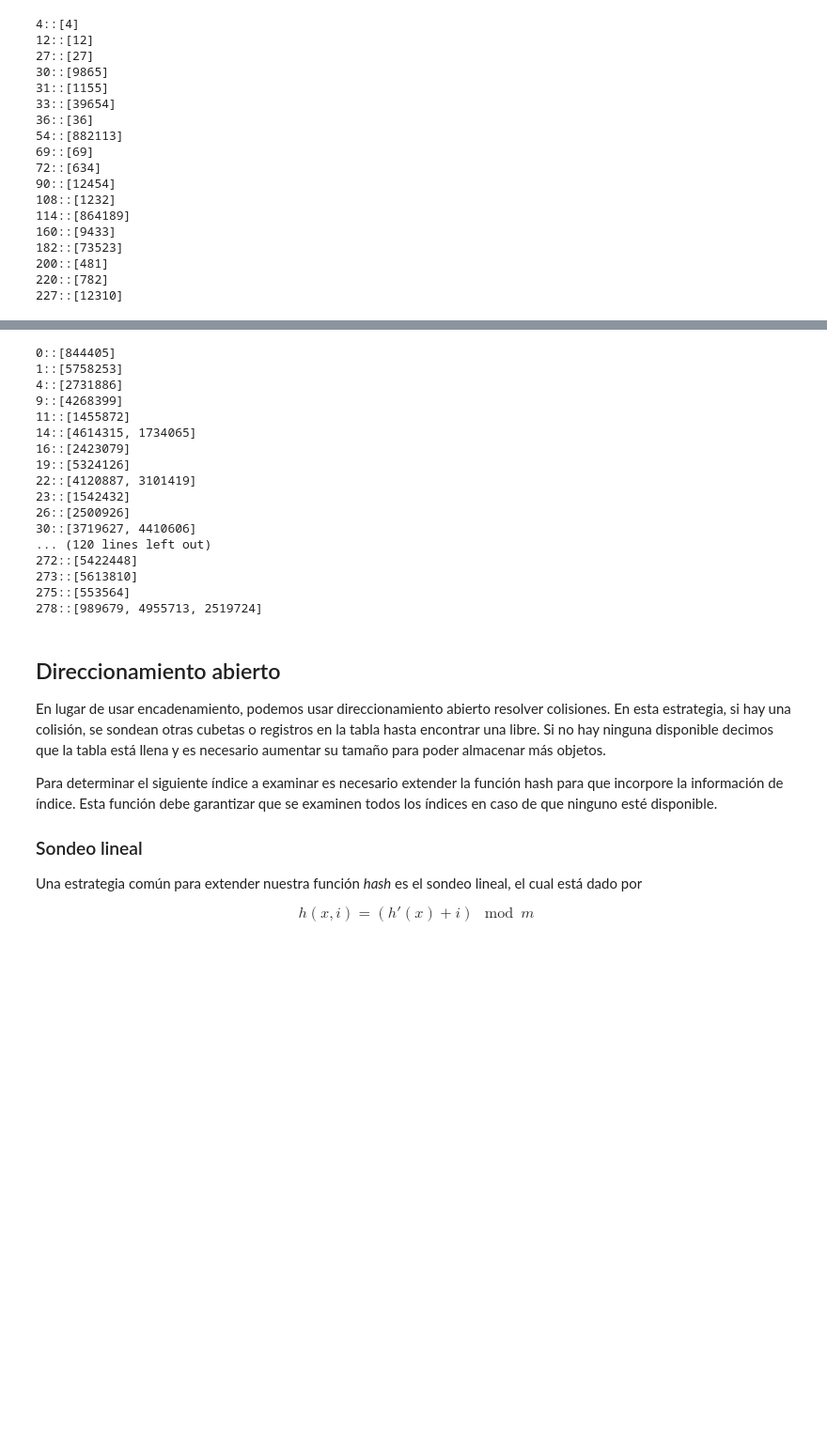
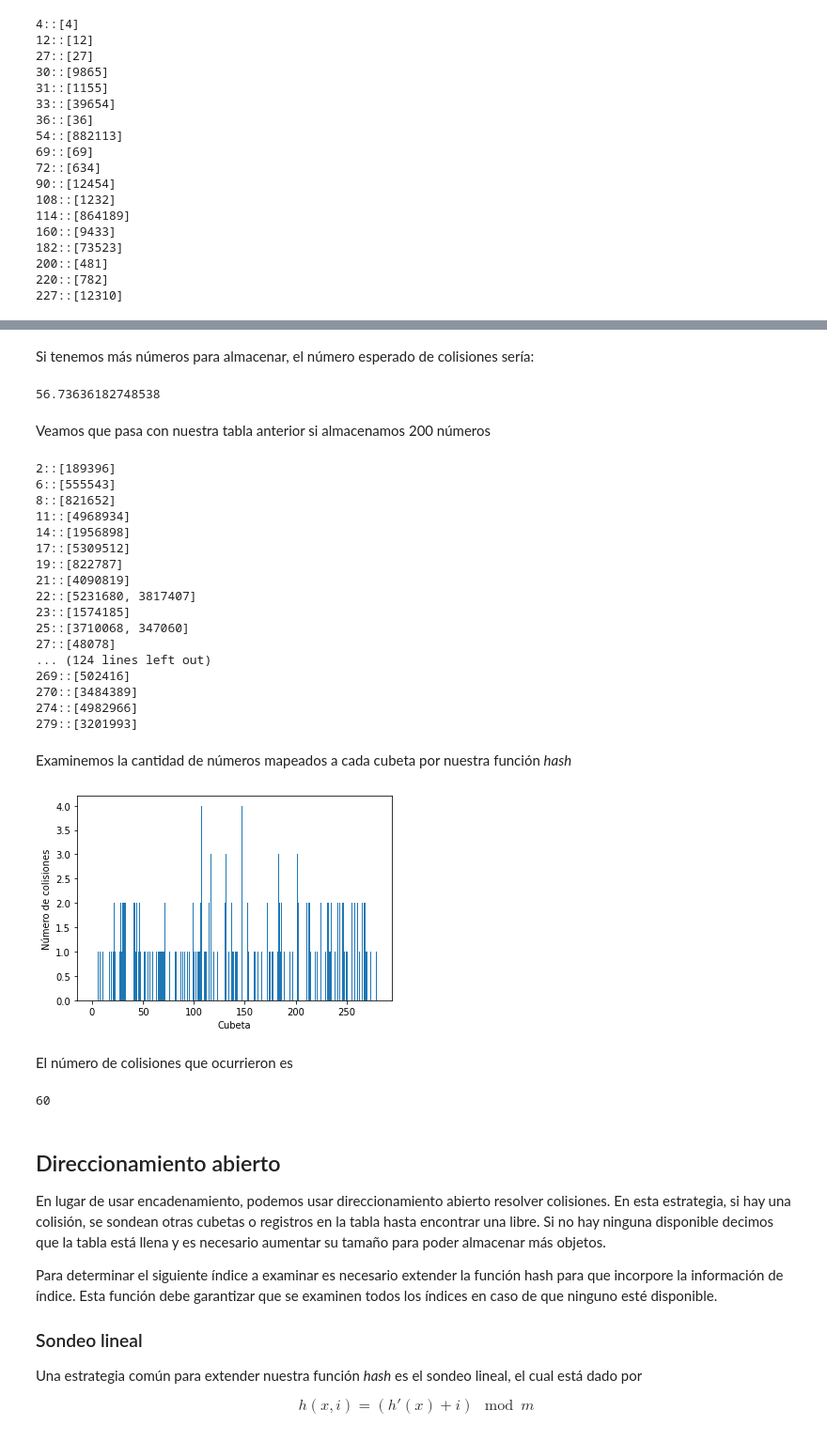
Before and after one commit to blancavazquez/CursoDatosMasivosI, a Jupyter notebook: notebooks/3a_funciones_hash.ipynb, the cells around one changed output, grey strips where cells are left out. Shown at 94% size. Cells and saved outputs as stored; diff of their text form; code cells hidden in the pictures; blank space fills up the shorter version.

Commit message:
Actualiza libreta de funciones hash

```diff
--- a/notebooks/3a_funciones_hash.ipynb
+++ b/notebooks/3a_funciones_hash.ipynb
@@ -246,29 +329,53 @@ Veamos cómo escala esta tabla con muchos más números
+# %% [markdown]
+Si tenemos más números para almacenar, el número esperado de colisiones sería:
+# %%
+n_objetos = 200
+n_colisiones_esperado(n_cubetas, n_objetos)
+# %% [output]
+56.73636182748538
+# %% [markdown]
+Veamos que pasa con nuestra tabla anterior si almacenamos 200 números
 # %%
-import numpy as np
-
-conj = np.random.randint(1000, high=5890123, size=200)
+conj = np.random.randint(1000, high=5890123, size=n_objetos)
 thmod_mas_grande = THMod(n_cubetas)
 for i,e in enumerate(conj):
   thmod_mas_grande.insertar(e)
 print(thmod_mas_grande)
 # %% [output]
-0::[844405]
-1::[5758253]
-4::[2731886]
-9::[4268399]
-11::[1455872]
-14::[4614315, 1734065]
-16::[2423079]
-19::[5324126]
-22::[4120887, 3101419]
-23::[1542432]
-26::[2500926]
-30::[3719627, 4410606]
-... (120 lines left out)
-272::[5422448]
-273::[5613810]
-275::[553564]
-278::[989679, 4955713, 2519724]
+2::[189396]
+6::[555543]
+8::[821652]
+11::[4968934]
+14::[1956898]
+17::[5309512]
+19::[822787]
+21::[4090819]
+22::[5231680, 3817407]
+23::[1574185]
+25::[3710068, 347060]
+27::[48078]
+... (124 lines left out)
+269::[502416]
+270::[3484389]
+274::[4982966]
+279::[3201993]
+# %% [markdown]
+Examinemos la cantidad de números mapeados a cada cubeta por nuestra función _hash_
+# %%
+cubetas = [c for c in range(n_cubetas)]
+tam_cubetas = [len(c) for c in thmod_mas_grande.tabla]
+plt.bar(cubetas, tam_cubetas)
+plt.xlabel('Cubeta')
+plt.ylabel(u'Número de colisiones')
+plt.show()
+# %% [output]
+[figure, added]
+# %% [markdown]
+El número de colisiones que ocurrieron es
+# %%
+sum([len(c) - 1 for c in thmod_mas_grande.tabla if len(c) > 1])
+# %% [output]
+60
 # %% [markdown]
 ## Direccionamiento abierto
 
```
Also changed, not shown: parts of 53 cells of this notebook.
